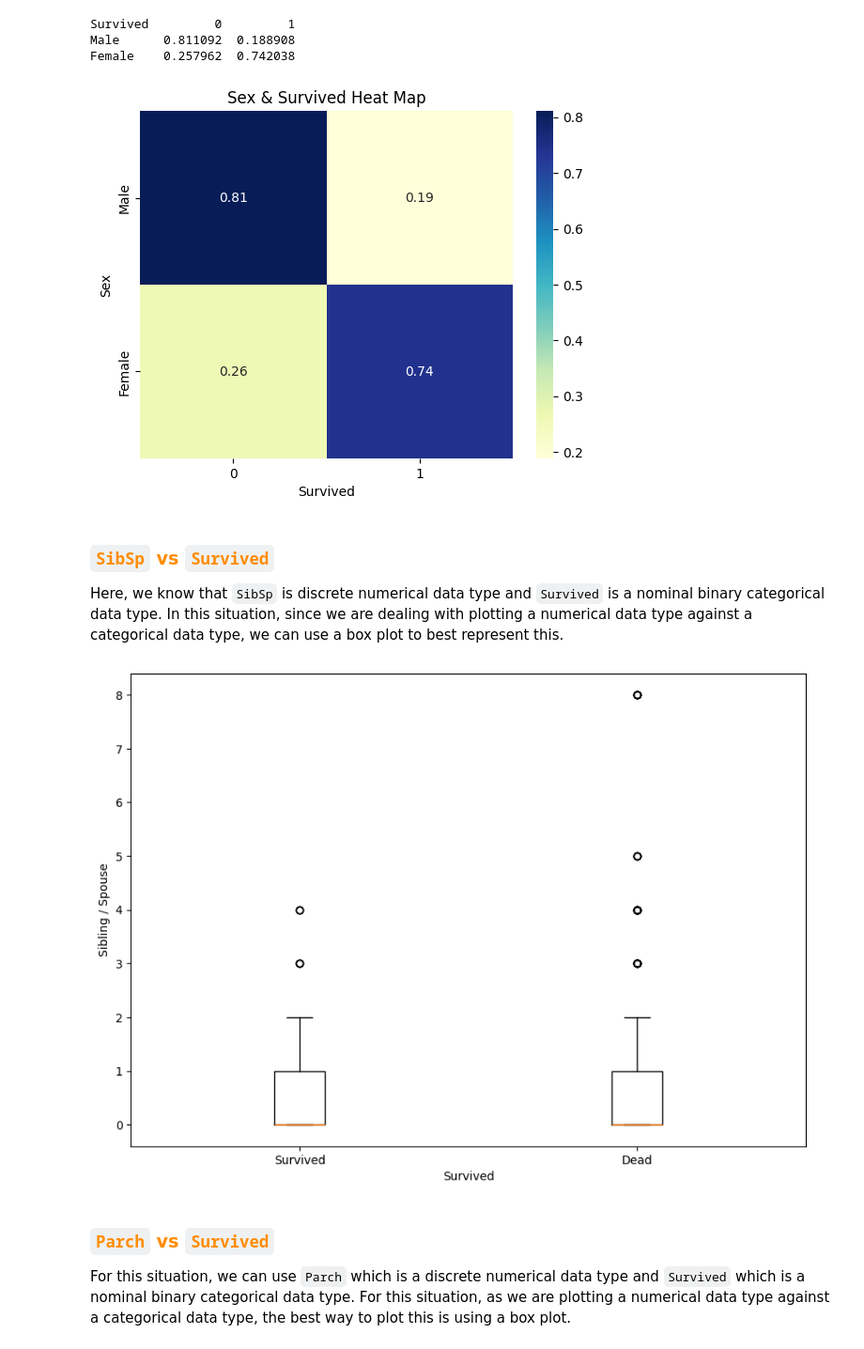
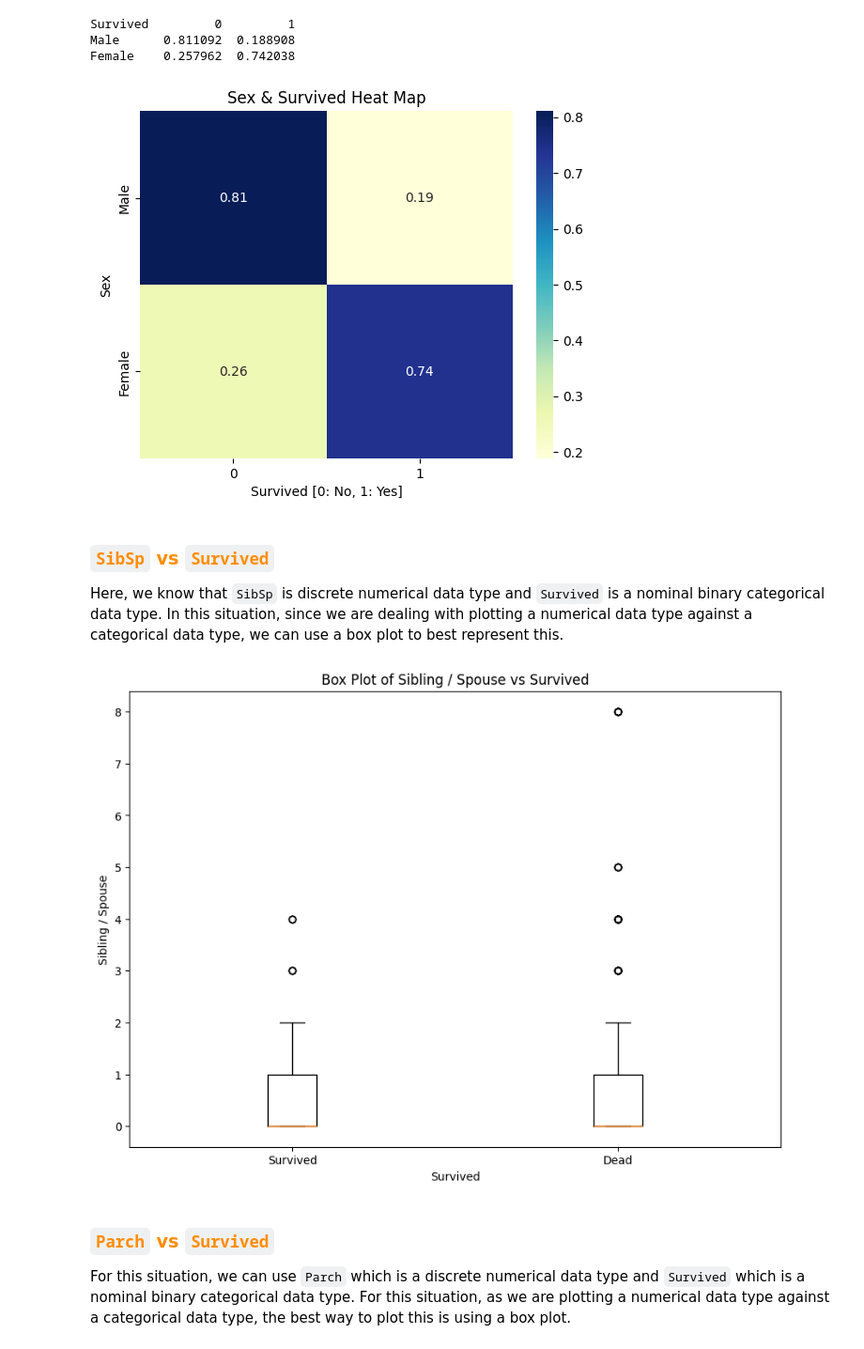
Before and after one commit to chowdhuryj-github/DataScienceDataAnalysis, a Jupyter notebook: wk_03/lab/Lab_3_JIC.ipynb, the cells around one changed output. Shown: that part at 94% size. Drawn from its saved outputs; the diff is of its cells as text; code cells hidden in the pictures.

```diff
--- a/wk_03/lab/Lab_3_JIC.ipynb
+++ b/wk_03/lab/Lab_3_JIC.ipynb
@@ -328,44 +337,53 @@ sns.heatmap(sex_survived_pivot, cmap="YlGnBu", annot=True)
 
 # including plotting details
 plt.title("Sex & Survived Heat Map")
-plt.xlabel("Survived")
+plt.xlabel("Survived [0: No, 1: Yes]")
 plt.ylabel("Sex")
+
+# saving the plot
+plt.savefig(r"C:\GitHub\DataScience\wk_03\plots\HeatMapSexSurvived.png")
 
 # displaying the heatmap
 plt.show()
 # %% [output]
-[figure, old version]
+[figure, new version]
 # %% [markdown]
 ### <font color = '#FF8C00'> `SibSp` vs `Survived` </font>
 Here, we know that `SibSp` is discrete numerical data type and `Survived` is a nominal binary categorical data type. In this situation, since we are dealing with plotting a numerical data type against a categorical data type, we can use a box plot to best represent this.
 # %%
 # collecting values of fare vs survived
 sibsp_survived = titanic_df[titanic_df['Survived'] == 1]['SibSp'].values.tolist()
 
 # plotting values of fare vs dead
 sibsp_dead = titanic_df[titanic_df['Survived'] == 0]['SibSp'].values.tolist()
 
 # creating an fare array
 sibsp_data = [sibsp_survived, sibsp_dead]
 
 # creating the figure
 fig = plt.figure(figsize=(10, 7))
 
 # creating the axes instances
 ax = fig.add_axes([0.1, 0.1, 0.8, 0.8])
 
 # creating the box plot
 box_plot = ax.boxplot(sibsp_data)
 
 # setting the labels for the box plot
 ax.set_xticklabels(['Survived', 'Dead'])
 
 # displaying the plot
+plt.title("Box Plot of Sibling / Spouse vs Survived")
 plt.xlabel("Survived")
 plt.ylabel("Sibling / Spouse")
+
+# saving the plot
+plt.savefig(r"C:\GitHub\DataScience\wk_03\plots\BoxPlotSibSpSurvived.png")
+
+# displaying the plot
 plt.show()
 # %% [output]
-[figure, old version]
+[figure, new version]
 # %% [markdown]
 ### <font color = '#FF8C00'> `Parch` vs `Survived` </font>
 For this situation, we can use `Parch` which is a discrete numerical data type and `Survived` which is a nominal binary categorical data type. For this situation, as we are plotting a numerical data type against a categorical data type, the best way to plot this is using a box plot.
```
Also changed, not shown: parts of 10 cells of this notebook, 17 other files.
